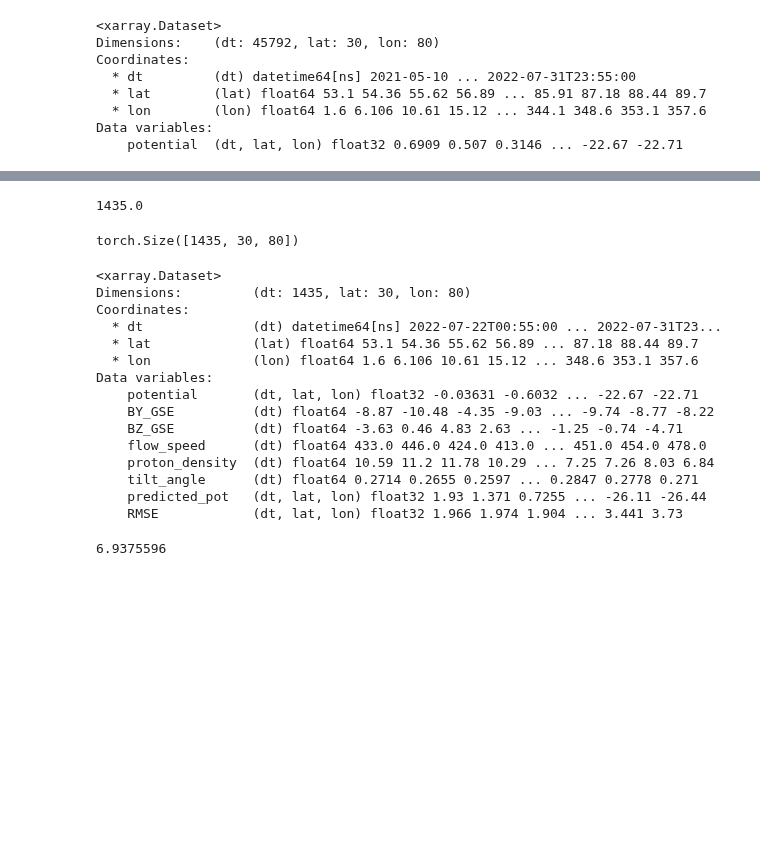
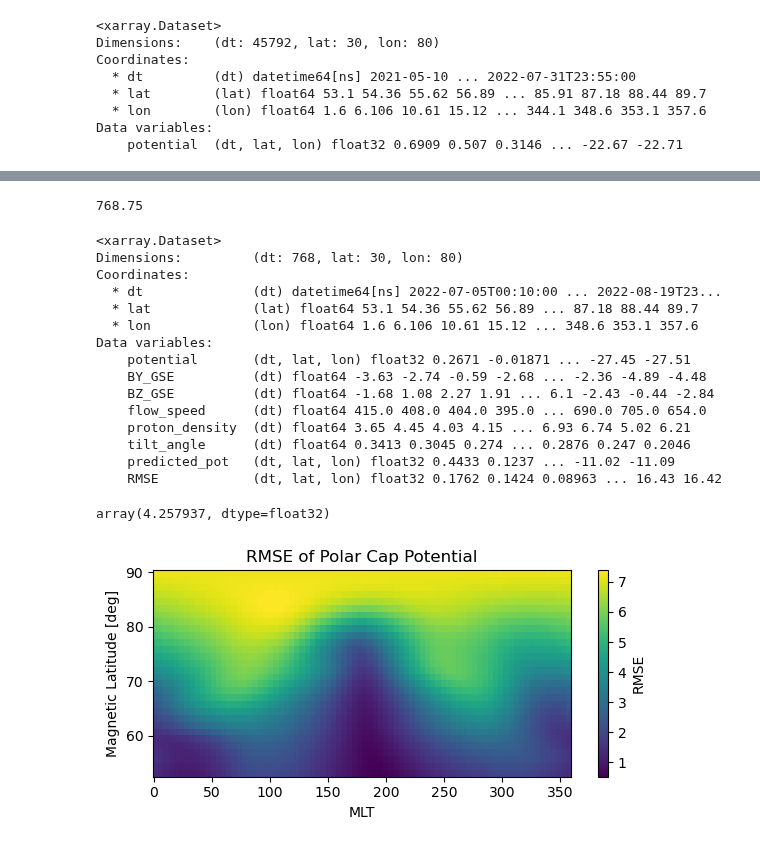
Before and after one commit to reddy-sachin/REPPU-ESN2, a Jupyter notebook: LSTM/smrai_lstm.ipynb, the cells around one changed output, grey strips where cells are left out. Saved outputs shown, nothing was run; the diff lists cells and outputs as text; code cells hidden in the pictures; blank space fills up the shorter version.

```diff
--- a/LSTM/smrai_lstm.ipynb
+++ b/LSTM/smrai_lstm.ipynb
@@ -74,7 +77,6 @@ reppu_omni_ds = ds.merge(omni_ds, join='inner')
 
 #select date range
 reppu_omni_ds = reppu_omni_ds.sortby('dt')
-reppu_omni_ds = reppu_omni_ds.sel(dt=slice('2022-06-12', '2022-07-31'))
 reppu_omni_ds
 # %% [output]
 <xarray.Dataset>
@@ -92,0 +95,6 @@ Data variables:
+# %%
+reppu_omni_ds_range1 = reppu_omni_ds.sel(dt=slice('2021-12-01', '2022-01-24'))
+reppu_omni_ds_range2 = reppu_omni_ds.sel(dt=slice('2022-06-10', '2022-07-31'))
+reppu_omni_ds_combined = xr.concat([reppu_omni_ds_range1, reppu_omni_ds_range2], dim='dt')
+reppu_omni_ds = reppu_omni_ds_combined.sortby('dt')
+reppu_omni_ds
@@ -93,10 +115,13 @@ Data variables:
 # %%
-train_slice = slice(0, 11520) #40days * 288 = 11520
-test_slice = slice(11520, None) #10 days * 288 = 2880
+#train_slice = slice(0, 15840) #55days * 288 = 15840
+#test_slice = slice(15840, None) #15 days * 288 = 4320
+
+#train_slice = slice(0, 11520) #40days * 288 = 11520
+#test_slice = slice(11520, None) #10 days * 288 = 2880
 
 # Define the slice ranges for train and test data
-#train_slice = slice(0, 36576) #36576 / 24 / 12 = 127 days = 80% of the data
-#test_slice = slice(36576, None) # 9216 / 24 / 12 = 32 days = 20% of the data
+train_slice = slice(0, 36576) #36576 / 24 / 12 = 127 days = 80% of the data
+test_slice = slice(36576, None) # 9216 / 24 / 12 = 32 days = 20% of the data
 
 ds_train = reppu_omni_ds.isel(dt=train_slice)
 ds_test = reppu_omni_ds.isel(dt=test_slice)
@@ -164,6 +199,6 @@ dummy_slider()
 # %%
-seq_len = 12
-slider = 2
+seq_len = 3
+slider = 12
 
 # Instantiate the LSTM model with updated input_size
 input_size = X_train_tensor.shape[1]
@@ -174,9 +209,9 @@ model = LSTM(input_size, hidden_size, num_layers, output_size)
 
 # Define loss function and optimizer
 criterion = nn.MSELoss()
-optimizer = torch.optim.Adam(model.parameters(), lr=0.001)
+optimizer = torch.optim.Adam(model.parameters(), lr=0.002)
 
-num_epochs = 5
+num_epochs = 25
 for epoch in range(num_epochs):
     for i in range(0, len(X_train_tensor) - seq_len + 1, slider):
         inputs = X_train_tensor[i:i + seq_len]
@@ -202,7 +249,7 @@ def expected_test_set_size(X_test_tensor, seq_len, slider):
 
 expected_test_set_size(X_test_tensor, seq_len, slider)
 # %% [output]
-1435.0
+768.75
 # %%
 model.eval()
 
@@ -215,10 +262,6 @@ with torch.no_grad():
         predicted.append(outputs)
 
 predicted = torch.cat(predicted, dim=0)
-# %%
-predicted.reshape(-1, 30, 80).shape
-# %% [output]
-torch.Size([1435, 30, 80])
 # %%
 dt = ds_test['dt'].values
 dt = dt[seq_len - 1::slider]
@@ -233,21 +276,34 @@ predicted_ds['RMSE'].attrs['units'] = 'kV'
 predicted_ds
 # %% [output]
 <xarray.Dataset>
-Dimensions:         (dt: 1435, lat: 30, lon: 80)
+Dimensions:         (dt: 768, lat: 30, lon: 80)
 Coordinates:
-  * dt              (dt) datetime64[ns] 2022-07-22T00:55:00 ... 2022-07-31T23...
+  * dt              (dt) datetime64[ns] 2022-07-05T00:10:00 ... 2022-08-19T23...
   * lat             (lat) float64 53.1 54.36 55.62 56.89 ... 87.18 88.44 89.7
   * lon             (lon) float64 1.6 6.106 10.61 15.12 ... 348.6 353.1 357.6
 Data variables:
-    potential       (dt, lat, lon) float32 -0.03631 -0.6032 ... -22.67 -22.71
-    BY_GSE          (dt) float64 -8.87 -10.48 -4.35 -9.03 ... -9.74 -8.77 -8.22
-    BZ_GSE          (dt) float64 -3.63 0.46 4.83 2.63 ... -1.25 -0.74 -4.71
-    flow_speed      (dt) float64 433.0 446.0 424.0 413.0 ... 451.0 454.0 478.0
-    proton_density  (dt) float64 10.59 11.2 11.78 10.29 ... 7.25 7.26 8.03 6.84
-    tilt_angle      (dt) float64 0.2714 0.2655 0.2597 ... 0.2847 0.2778 0.271
-    predicted_pot   (dt, lat, lon) float32 1.93 1.371 0.7255 ... -26.11 -26.44
-    RMSE            (dt, lat, lon) float32 1.966 1.974 1.904 ... 3.441 3.73
+    potential       (dt, lat, lon) float32 0.2671 -0.01871 ... -27.45 -27.51
+    BY_GSE          (dt) float64 -3.63 -2.74 -0.59 -2.68 ... -2.36 -4.89 -4.48
+    BZ_GSE          (dt) float64 -1.68 1.08 2.27 1.91 ... 6.1 -2.43 -0.44 -2.84
+    flow_speed      (dt) float64 415.0 408.0 404.0 395.0 ... 690.0 705.0 654.0
+    proton_density  (dt) float64 3.65 4.45 4.03 4.15 ... 6.93 6.74 5.02 6.21
+    tilt_angle      (dt) float64 0.3413 0.3045 0.274 ... 0.2876 0.247 0.2046
+    predicted_pot   (dt, lat, lon) float32 0.4433 0.1237 ... -11.02 -11.09
+    RMSE            (dt, lat, lon) float32 0.1762 0.1424 0.08963 ... 16.43 16.42
 # %%
-np.mean(predicted_ds['RMSE'].values)
+np.mean(predicted_ds['RMSE']).values
 # %% [output]
-6.9375596
+array(4.257937, dtype=float32)
+# %%
+fig = plt.figure(figsize=(6,3))
+
+#plot RMSE as radar plot
+cbar = predicted_ds['RMSE'].mean('dt').plot()
+plt.title('RMSE of Polar Cap Potential')
+plt.ylabel('Magnetic Latitude [deg]')
+#plt.xticks(np.arange(0, 25, 3))
+plt.xlabel('MLT')
+
+plt.tight_layout()
+# %% [output]
+[figure, added]
```
Also changed, not shown: parts of 10 cells of this notebook, 3 other files.
